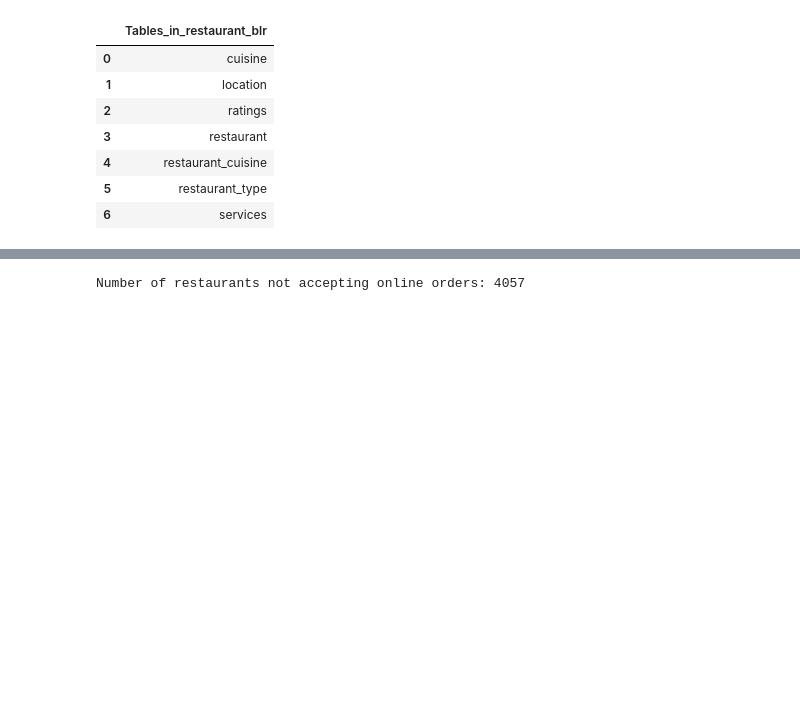
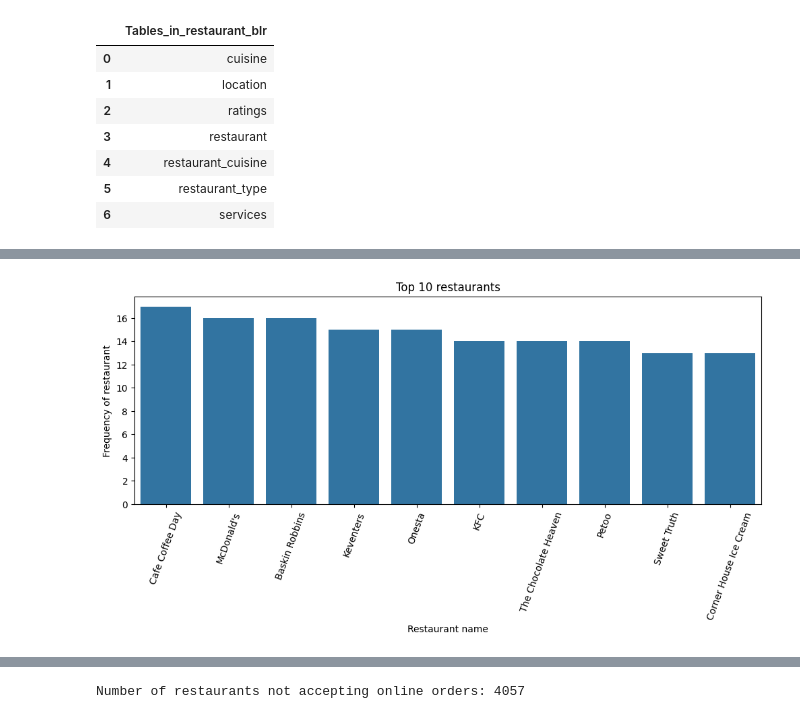
Before and after one commit to Bhuvi128/Bengaluru-Restaurant-Trends-Analysis, a Jupyter notebook: Bengaluru Restaurant Trends Analysis.ipynb, the cells around one changed output, grey strips where cells are left out. Drawn from its saved outputs; the diff is of its cells as text; code cells hidden in the pictures; blank space fills up the shorter version.

```diff
--- a/Bengaluru Restaurant Trends Analysis.ipynb
+++ b/Bengaluru Restaurant Trends Analysis.ipynb
@@ -69,0 +54,10 @@ Name: count, dtype: int64
+# %%
+query = """
+select rest_name, count(*) rest_counts
+from restaurant
+group by rest_name
+order by rest_counts desc
+limit 10;
+"""
+top_10_rest = pd.read_sql(query, conn)
+top_10_rest.head()
@@ -69,0 +71,4 @@ Name: count, dtype: int64
+# %%
+# Remove quotes from rest_name column
+top_10_rest['rest_name'] = top_10_rest['rest_name'].str.replace('"', '')
+top_10_rest
@@ -69,0 +87,11 @@ Name: count, dtype: int64
+# %%
+# visualize to 10 restaurants
+plt.figure(figsize=(12,4))
+sns.barplot(data = top_10_rest, x = 'rest_name', y = 'rest_counts')
+plt.title('Top 10 restaurants')
+plt.xlabel('Restaurant name')
+plt.ylabel('Frequency of restaurant')
+plt.xticks(rotation = 70)
+plt.show()
+# %% [output]
+[figure, added]
```
Also changed, not shown: parts of 8 cells of this notebook, 1 other file.
